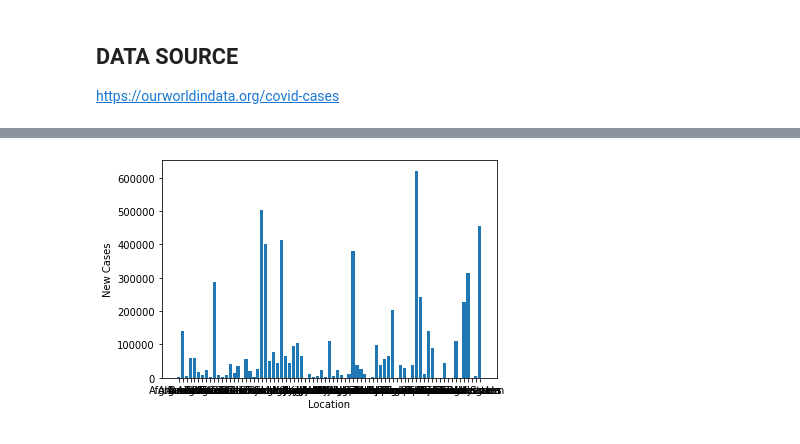
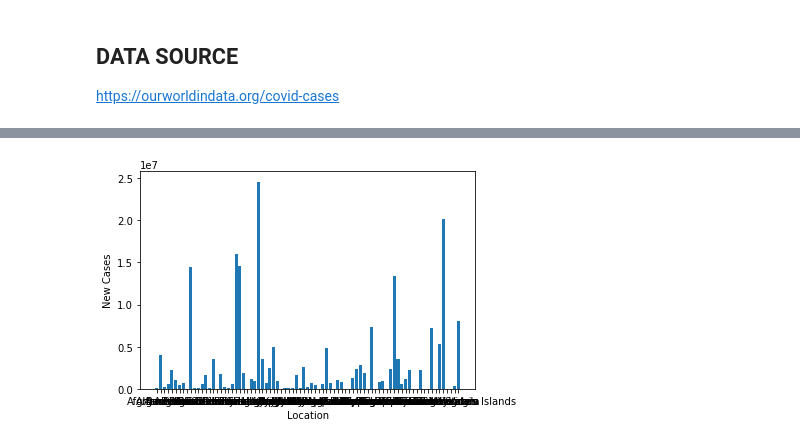
Before and after one commit to WooiLing94/WLCapstoneProject, a Jupyter notebook: CovidCases.ipynb, the cells around one changed output, grey strips where cells are left out. Saved outputs shown, nothing was run; the diff lists cells and outputs as text; code cells hidden in the pictures.

Commit message:
Added location & year grouping with sum

```diff
--- a/CovidCases.ipynb
+++ b/CovidCases.ipynb
@@ -141,0 +69,4 @@ memory usage: 6.1+ MB
+# %%
+# Converting Date column into Datetime format
+from datetime import datetime
+df['date'] = pd.to_datetime(df['date'])
@@ -141,0 +119,18 @@ memory usage: 6.1+ MB
+# %%
+# Grouping columns by Location & Year
+#groupDeath = df.groupby([(df.location),(df.date.dt.year)])["new_cases"].sum()
+groupCase = df.groupby([(df.location),(df.date.dt.year)]).agg(
+    New_Cases = ('new_cases','sum'),
+    New_Deaths = ('new_deaths','sum'),
+    Reproduction_Rate = ('reproduction_rate','sum'),
+    ICU_Patients = ('icu_patients','sum'),
+    Hosp_Patients = ('hosp_patients','sum'),
+    Positive_Rate = ('positive_rate','sum'),
+    People_Vaccinated = ('people_vaccinated','sum'),
+    People_Fully_Vaccinated = ('people_fully_vaccinated','sum'),
+    Total_Boosters = ('total_boosters','sum'),
+    Population = ('population','sum'),
+    Population_Density = ('population_density','sum'),
+    Extreme_Poverty = ('extreme_poverty','sum'),).reset_index()
+
+groupCase
@@ -142,10 +151,14 @@ memory usage: 6.1+ MB
+# %%
+# CSV file
+groupCase = pd.DataFrame(groupCase)
+groupCase.to_csv('data/groupbyCases.csv',index=False)
 # %%
-x = df['location']
-y = df['new_cases']
+x = groupCase['location']
+y = groupCase['New_Cases']
 
 plt.xlabel('Location')
 plt.ylabel('New Cases')
 plt.bar(x,y)
 plt.show()
 # %% [output]
-[figure, old version]
+[figure, new version]
```
Also changed, not shown: parts of 16 cells of this notebook, 3 other files.
